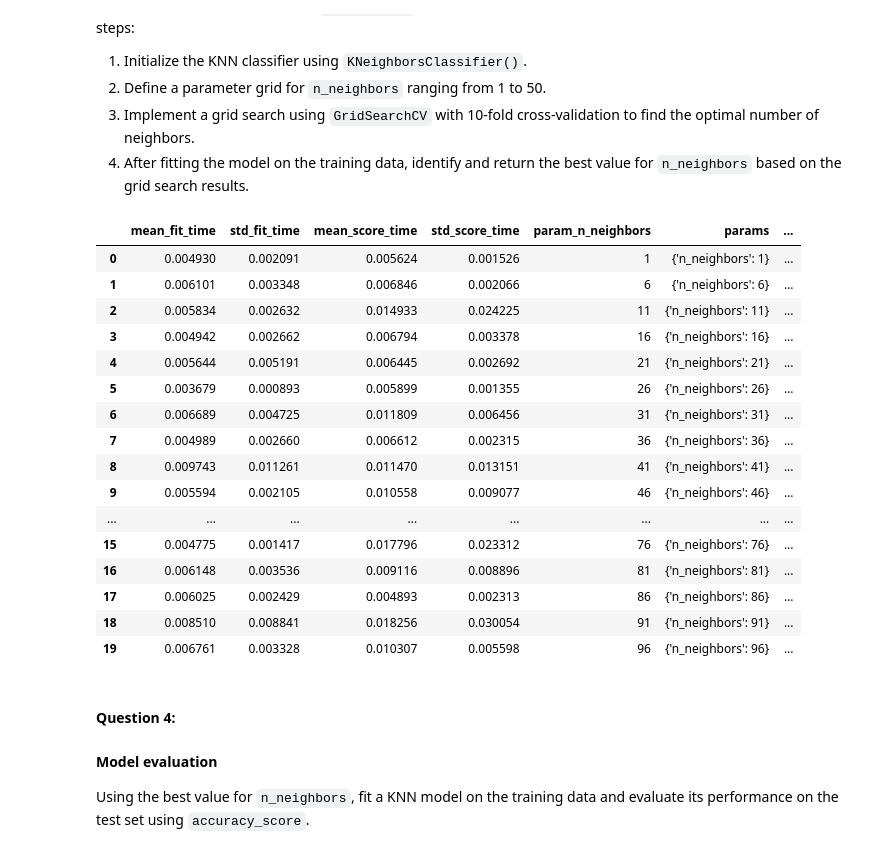
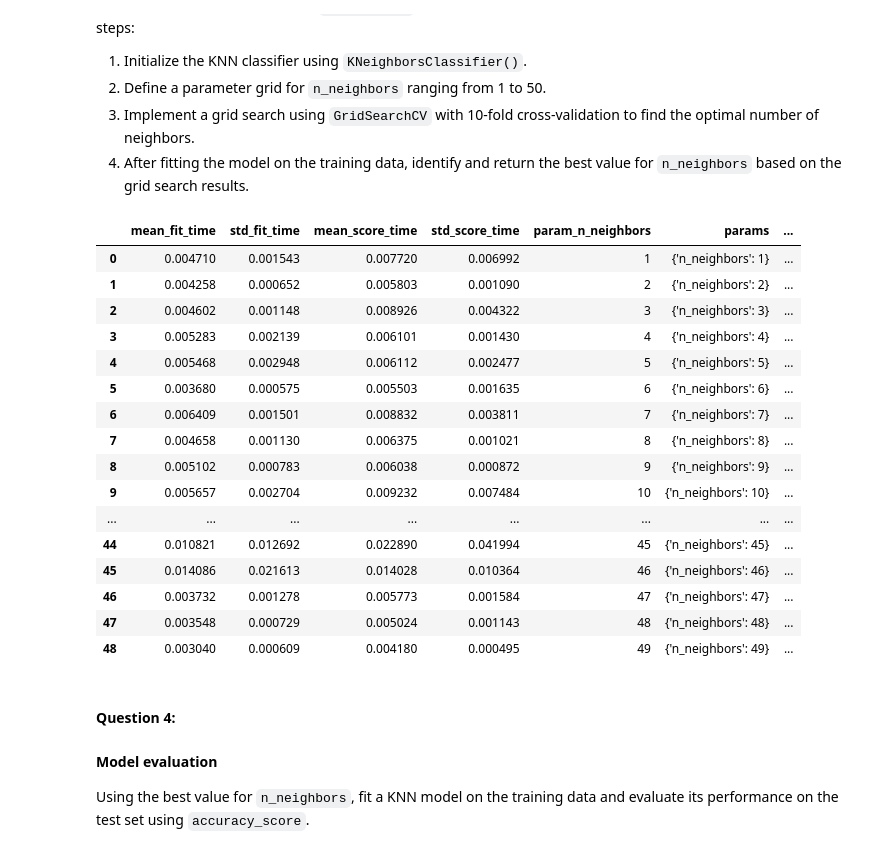
Before and after one commit to arianayoum/LCR, a Jupyter notebook: 02_activities/assignments/assignment_1.ipynb, the cells around one changed output. Cells and saved outputs as stored; diff of their text form; code cells hidden in the pictures.

```diff
--- a/02_activities/assignments/assignment_1.ipynb
+++ b/02_activities/assignments/assignment_1.ipynb
@@ -176,43 +176,43 @@ Perform a grid search to tune the `n_neighbors` hyperparameter using 10-fold cro
 # %%
 # Your code here...
 knn = KNeighborsClassifier()
 knn
 
 parameter_grid = {
-    "n_neighbors": range(1, 100, 5),
+    "n_neighbors": range(1, 50),
 }
 
 wine_tune_grid = GridSearchCV(
     estimator=knn,
     param_grid=parameter_grid,
     cv=10
 )
 
 wine_tune_grid.fit(
     wine_train[["alcohol", "malic_acid"]],
     wine_train["class"]
 )
 
 accuracies_grid = pd.DataFrame(wine_tune_grid.cv_results_)
 accuracies_grid
 # %% [output]
 |  | mean_fit_time | std_fit_time | mean_score_time | std_score_time | param_n_neighbors | params | ... |
-| 0 | 0.004930 | 0.002091 | 0.005624 | 0.001526 | 1 | {'n_neighbors': 1} | ... |
-| 1 | 0.006101 | 0.003348 | 0.006846 | 0.002066 | 6 | {'n_neighbors': 6} | ... |
-| 2 | 0.005834 | 0.002632 | 0.014933 | 0.024225 | 11 | {'n_neighbors': 11} | ... |
-| 3 | 0.004942 | 0.002662 | 0.006794 | 0.003378 | 16 | {'n_neighbors': 16} | ... |
-| 4 | 0.005644 | 0.005191 | 0.006445 | 0.002692 | 21 | {'n_neighbors': 21} | ... |
-| 5 | 0.003679 | 0.000893 | 0.005899 | 0.001355 | 26 | {'n_neighbors': 26} | ... |
-| 6 | 0.006689 | 0.004725 | 0.011809 | 0.006456 | 31 | {'n_neighbors': 31} | ... |
-| 7 | 0.004989 | 0.002660 | 0.006612 | 0.002315 | 36 | {'n_neighbors': 36} | ... |
-| 8 | 0.009743 | 0.011261 | 0.011470 | 0.013151 | 41 | {'n_neighbors': 41} | ... |
-| 9 | 0.005594 | 0.002105 | 0.010558 | 0.009077 | 46 | {'n_neighbors': 46} | ... |
+| 0 | 0.004710 | 0.001543 | 0.007720 | 0.006992 | 1 | {'n_neighbors': 1} | ... |
+| 1 | 0.004258 | 0.000652 | 0.005803 | 0.001090 | 2 | {'n_neighbors': 2} | ... |
+| 2 | 0.004602 | 0.001148 | 0.008926 | 0.004322 | 3 | {'n_neighbors': 3} | ... |
+| 3 | 0.005283 | 0.002139 | 0.006101 | 0.001430 | 4 | {'n_neighbors': 4} | ... |
+| 4 | 0.005468 | 0.002948 | 0.006112 | 0.002477 | 5 | {'n_neighbors': 5} | ... |
+| 5 | 0.003680 | 0.000575 | 0.005503 | 0.001635 | 6 | {'n_neighbors': 6} | ... |
+| 6 | 0.006409 | 0.001501 | 0.008832 | 0.003811 | 7 | {'n_neighbors': 7} | ... |
+| 7 | 0.004658 | 0.001130 | 0.006375 | 0.001021 | 8 | {'n_neighbors': 8} | ... |
+| 8 | 0.005102 | 0.000783 | 0.006038 | 0.000872 | 9 | {'n_neighbors': 9} | ... |
+| 9 | 0.005657 | 0.002704 | 0.009232 | 0.007484 | 10 | {'n_neighbors': 10} | ... |
 | ... | ... | ... | ... | ... | ... | ... | ... |
-| 15 | 0.004775 | 0.001417 | 0.017796 | 0.023312 | 76 | {'n_neighbors': 76} | ... |
-| 16 | 0.006148 | 0.003536 | 0.009116 | 0.008896 | 81 | {'n_neighbors': 81} | ... |
-| 17 | 0.006025 | 0.002429 | 0.004893 | 0.002313 | 86 | {'n_neighbors': 86} | ... |
-| 18 | 0.008510 | 0.008841 | 0.018256 | 0.030054 | 91 | {'n_neighbors': 91} | ... |
-| 19 | 0.006761 | 0.003328 | 0.010307 | 0.005598 | 96 | {'n_neighbors': 96} | ... |
+| 44 | 0.010821 | 0.012692 | 0.022890 | 0.041994 | 45 | {'n_neighbors': 45} | ... |
+| 45 | 0.014086 | 0.021613 | 0.014028 | 0.010364 | 46 | {'n_neighbors': 46} | ... |
+| 46 | 0.003732 | 0.001278 | 0.005773 | 0.001584 | 47 | {'n_neighbors': 47} | ... |
+| 47 | 0.003548 | 0.000729 | 0.005024 | 0.001143 | 48 | {'n_neighbors': 48} | ... |
+| 48 | 0.003040 | 0.000609 | 0.004180 | 0.000495 | 49 | {'n_neighbors': 49} | ... |
 # %% [markdown]
 #### **Question 4:**
 #### Model evaluation
```
Also changed, not shown: parts of 1 cell of this notebook.
